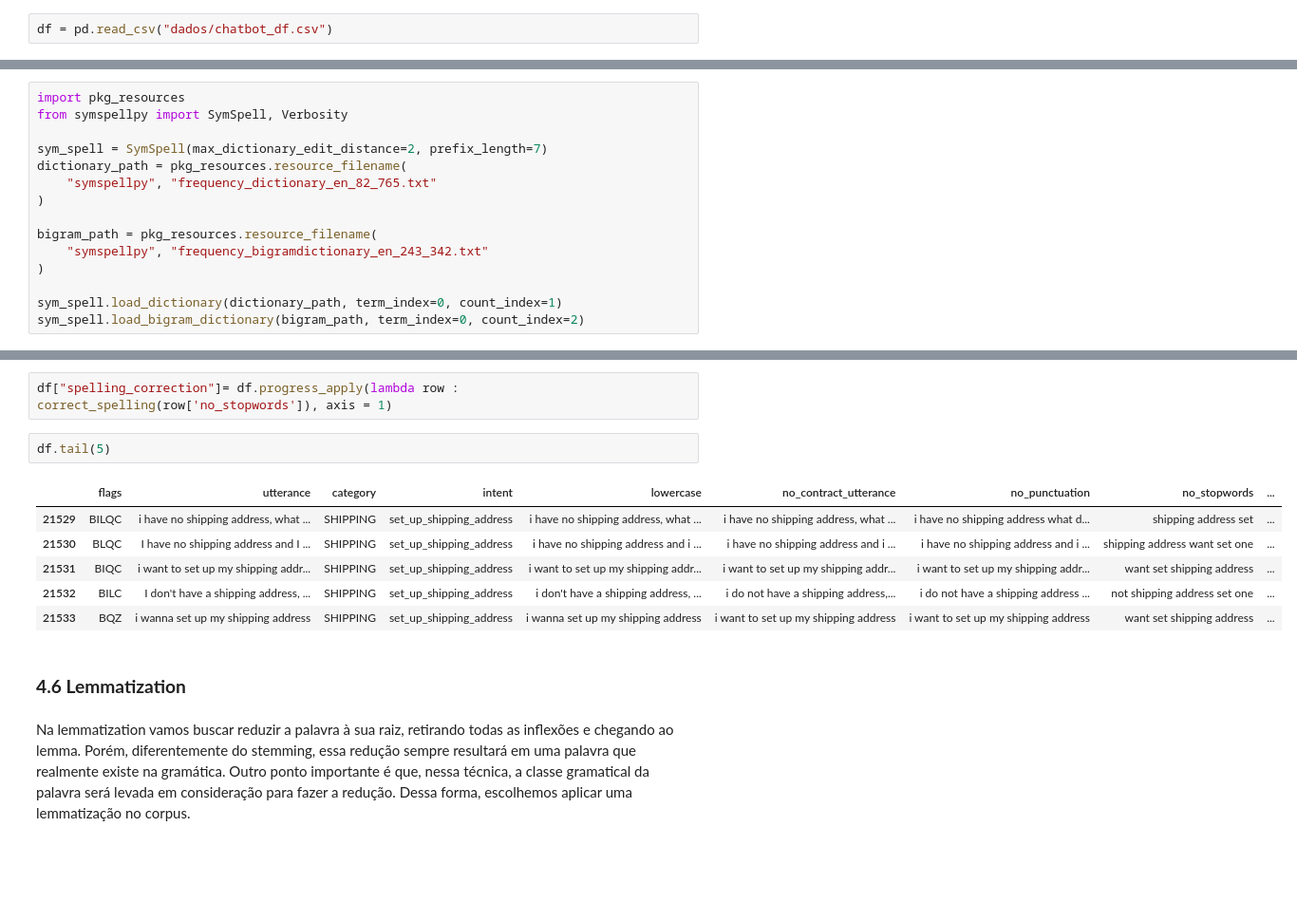
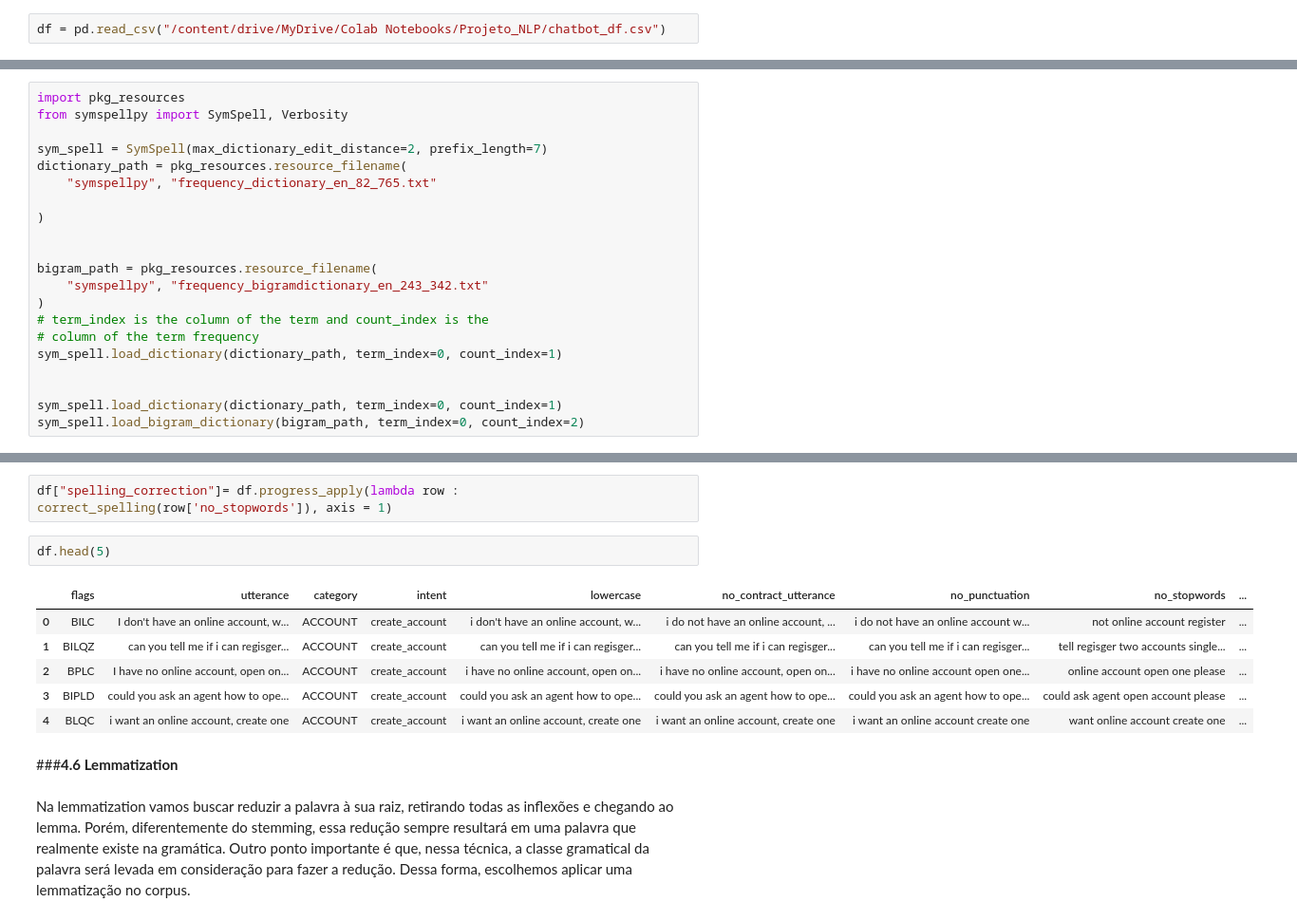
Before and after one commit to camilasp/customer_support_bot_router, a Jupyter notebook: customer_support_bot.ipynb, the cells around one changed output, grey strips where cells are left out. Shown at 95% size. Drawn from its saved outputs; the diff is of its cells as text; blank space fills up the shorter version.

```diff
--- a/customer_support_bot.ipynb
+++ b/customer_support_bot.ipynb
@@ -111,5 +129,5 @@ import matplotlib.pyplot as plt
 # %%
-df = pd.read_csv("dados/chatbot_df.csv")
+df = pd.read_csv("/content/drive/MyDrive/Colab Notebooks/Projeto_NLP/chatbot_df.csv")
 # %%
 df
 # %% [output]
@@ -393,11 +450,17 @@ from symspellpy import SymSpell, Verbosity
 sym_spell = SymSpell(max_dictionary_edit_distance=2, prefix_length=7)
 dictionary_path = pkg_resources.resource_filename(
     "symspellpy", "frequency_dictionary_en_82_765.txt"
+
 )
+
 
 bigram_path = pkg_resources.resource_filename(
     "symspellpy", "frequency_bigramdictionary_en_243_342.txt"
 )
+# term_index is the column of the term and count_index is the
+# column of the term frequency
+sym_spell.load_dictionary(dictionary_path, term_index=0, count_index=1)
+
 
 sym_spell.load_dictionary(dictionary_path, term_index=0, count_index=1)
 sym_spell.load_bigram_dictionary(bigram_path, term_index=0, count_index=2)
@@ -418,16 +481,16 @@ tqdm.pandas(desc='Progress')
 # %%
 df["spelling_correction"]= df.progress_apply(lambda row : correct_spelling(row['no_stopwords']), axis = 1)
 # %%
-df.tail(5)
+df.head(5)
 # %% [output]
 |  | flags | utterance | category | intent | lowercase | no_contract_utterance | no_punctuation | no_stopwords | ... |
-| 21529 | BILQC | i have no shipping address, what ... | SHIPPING | set_up_shipping_address | i have no shipping address, what ... | i have no shipping address, what ... | i have no shipping address what d... | shipping address set | ... |
-| 21530 | BLQC | I have no shipping address and I ... | SHIPPING | set_up_shipping_address | i have no shipping address and i ... | i have no shipping address and i ... | i have no shipping address and i ... | shipping address want set one | ... |
-| 21531 | BIQC | i want to set up my shipping addr... | SHIPPING | set_up_shipping_address | i want to set up my shipping addr... | i want to set up my shipping addr... | i want to set up my shipping addr... | want set shipping address | ... |
-| 21532 | BILC | I don't have a shipping address, ... | SHIPPING | set_up_shipping_address | i don't have a shipping address, ... | i do not have a shipping address,... | i do not have a shipping address ... | not shipping address set one | ... |
-| 21533 | BQZ | i wanna set up my shipping address | SHIPPING | set_up_shipping_address | i wanna set up my shipping address | i want to set up my shipping address | i want to set up my shipping address | want set shipping address | ... |
+| 0 | BILC | I don't have an online account, w... | ACCOUNT | create_account | i don't have an online account, w... | i do not have an online account, ... | i do not have an online account w... | not online account register | ... |
+| 1 | BILQZ | can you tell me if i can regisger... | ACCOUNT | create_account | can you tell me if i can regisger... | can you tell me if i can regisger... | can you tell me if i can regisger... | tell regisger two accounts single... | ... |
+| 2 | BPLC | I have no online account, open on... | ACCOUNT | create_account | i have no online account, open on... | i have no online account, open on... | i have no online account open one... | online account open one please | ... |
+| 3 | BIPLD | could you ask an agent how to ope... | ACCOUNT | create_account | could you ask an agent how to ope... | could you ask an agent how to ope... | could you ask an agent how to ope... | could ask agent open account please | ... |
+| 4 | BLQC | i want an online account, create one | ACCOUNT | create_account | i want an online account, create one | i want an online account, create one | i want an online account create one | want online account create one | ... |
 # %% [markdown]
-### **4.6 Lemmatization**
+###**4.6 Lemmatization**
 # %% [markdown]
 Na lemmatization vamos buscar reduzir a palavra à sua raiz, retirando todas as inflexões e chegando ao lemma. Porém, diferentemente do stemming, essa redução sempre resultará em uma palavra que realmente existe na gramática. Outro ponto importante é que, nessa técnica, a classe gramatical da palavra será levada em consideração para fazer a redução. Dessa forma, escolhemos aplicar uma lemmatização no corpus.
 # %%
```
Also changed, not shown: parts of 38 cells of this notebook.
